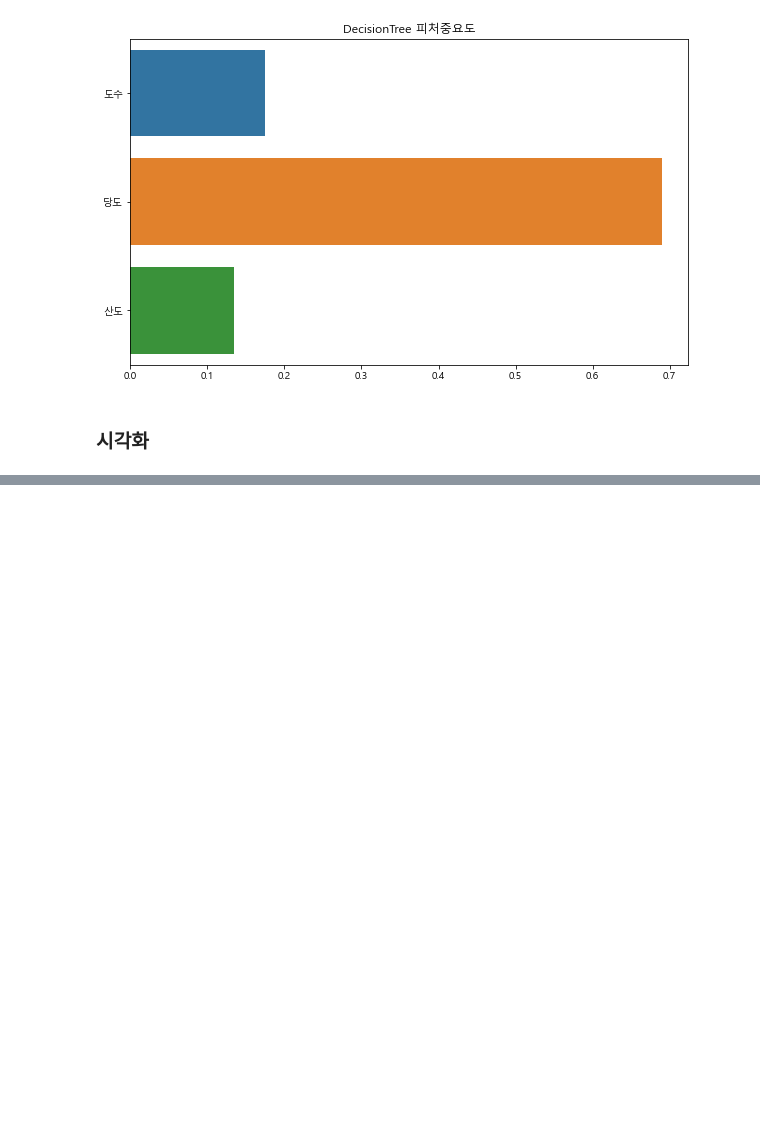
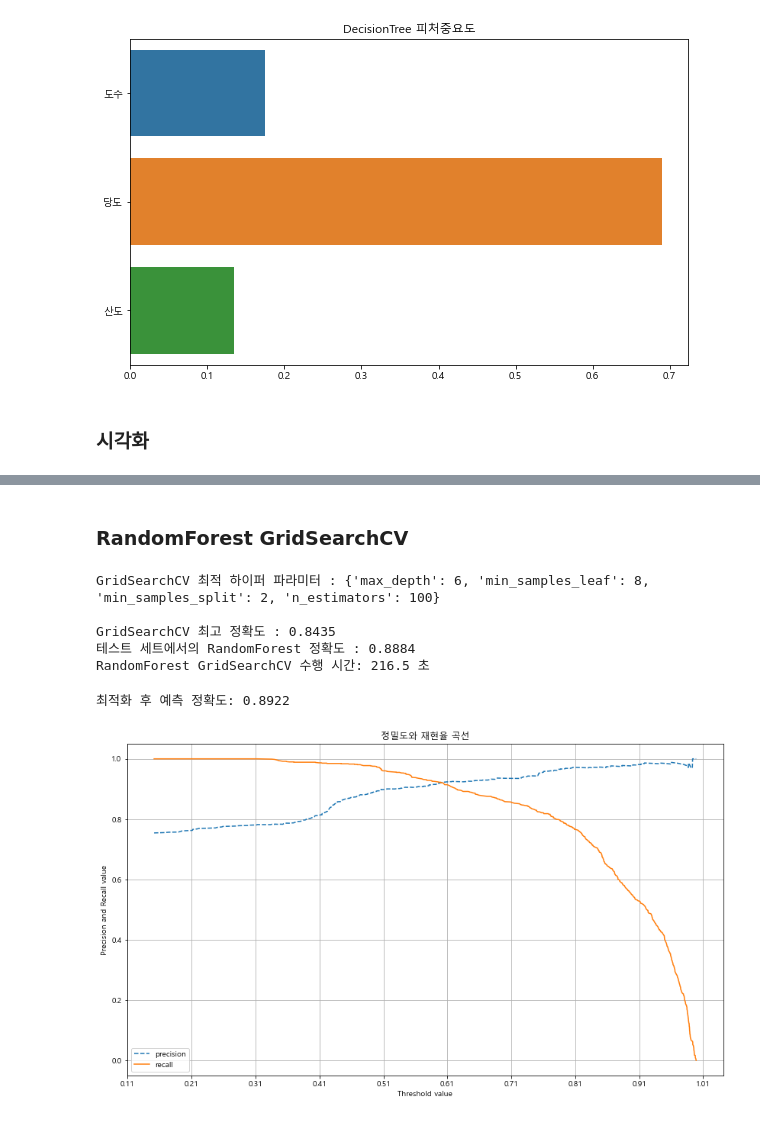
Before and after one commit to jkim0313/ubion5_tutoring, a Jupyter notebook: wine_modeling.ipynb, the cells around one changed output, grey strips where cells are left out. Drawn from its saved outputs; the diff is of its cells as text; code cells hidden in the pictures; blank space fills up the shorter version.

```diff
--- a/wine_modeling.ipynb
+++ b/wine_modeling.ipynb
@@ -679,3 +1075,79 @@ with open("./image/wine_dtree.dot", encoding='UTF-8') as f:
 graphviz.Source(dot_graph)
 # %% [output]
 [drawing not drawn]
+# %% [markdown]
+### RandomForest GridSearchCV
+# %%
+from sklearn.model_selection import GridSearchCV
+
+parameters = {
+                'n_estimators':[100, 300],\
+                'max_depth':[4, 5, 6],\
+                'min_samples_split':[2, 4, 6],\
+                'min_samples_leaf':[4, 6, 8]
+            }
+
+start_time = time.time()
+b_params = []
+
+grid_cv = GridSearchCV(rf_clf, param_grid=parameters, scoring='accuracy', cv=5)
+grid_cv.fit(X_train, y_train)
+
+b_params.append(grid_cv.best_params_)
+
+print('GridSearchCV 최적 하이퍼 파라미터 :', grid_cv.best_params_)
+print('\nGridSearchCV 최고 정확도 : {0:.4f}'.format(grid_cv.best_score_))
+best_est = grid_cv.best_estimator_
+
+predictions = best_est.predict(X_test)
+accuracy = accuracy_score(y_test, predictions)
+
+print('테스트 세트에서의 RandomForest 정확도 : {0:.4f}'.format(accuracy))
+print('RandomForest GridSearchCV 수행 시간: {0:.1f} 초'.format(time.time()-start_time))
+# %% [output]
+GridSearchCV 최적 하이퍼 파라미터 : {'max_depth': 6, 'min_samples_leaf': 8, 'min_samples_split': 2, 'n_estimators': 100}
+
+GridSearchCV 최고 정확도 : 0.8435
+테스트 세트에서의 RandomForest 정확도 : 0.8884
+RandomForest GridSearchCV 수행 시간: 216.5 초
+# %%
+# 최적 하이퍼 파라미터 적용
+rf_clf1 = RandomForestClassifier(max_depth=6, min_samples_leaf=8, min_samples_split=2, n_estimators=100)
+rf_clf1.fit(X_train, y_train)
+rf1_pred = rf_clf1.predict(X_test)
+print('최적화 후 예측 정확도: {0:.4f}'.format(accuracy_score(y_test, rf1_pred)))
+# %% [output]
+최적화 후 예측 정확도: 0.8922
+# %%
+from sklearn.metrics import precision_recall_curve
+import matplotlib.pyplot as plt
+%matplotlib inline
+import warnings
+warnings.filterwarnings('ignore')
+
+plt.rcParams['axes.unicode_minus'] = False
+plt.rcParams["font.family"] = "Malgun Gothic"
+
+precisions, recalls, thresholds = precision_recall_curve(y_test, rf_clf1.predict_proba(X_test)[:, 1])
+
+# X축을 threshold값으로, Y축은 정밀도, 재현율 값으로 각각 plot 수행. 정밀도는 점선으로 표시
+plt.figure(figsize=(14, 8))
+# 임곗값 수치
+threshold_boundary = thresholds.shape[0]
+# 정밀도는 점선으로
+plt.plot(thresholds, precisions[0:threshold_boundary], linestyle='--', label='precision')
+# 재현율은 선으로
+plt.plot(thresholds, recalls[0:threshold_boundary], label='recall')
+
+start, end = plt.xlim()
+# x축을 0.1씩 증가, 소수점 둘째자리까지 표시
+plt.xticks(np.round(np.arange(start, end, 0.1), 2))
+
+plt.title("정밀도와 재현율 곡선")
+plt.xlabel('Threshold value')
+plt.ylabel('Precision and Recall value')
+plt.legend()
+plt.grid()
+plt.show()
+# %% [output]
+[figure, added]
```
Also changed, not shown: parts of 138 cells of this notebook.
